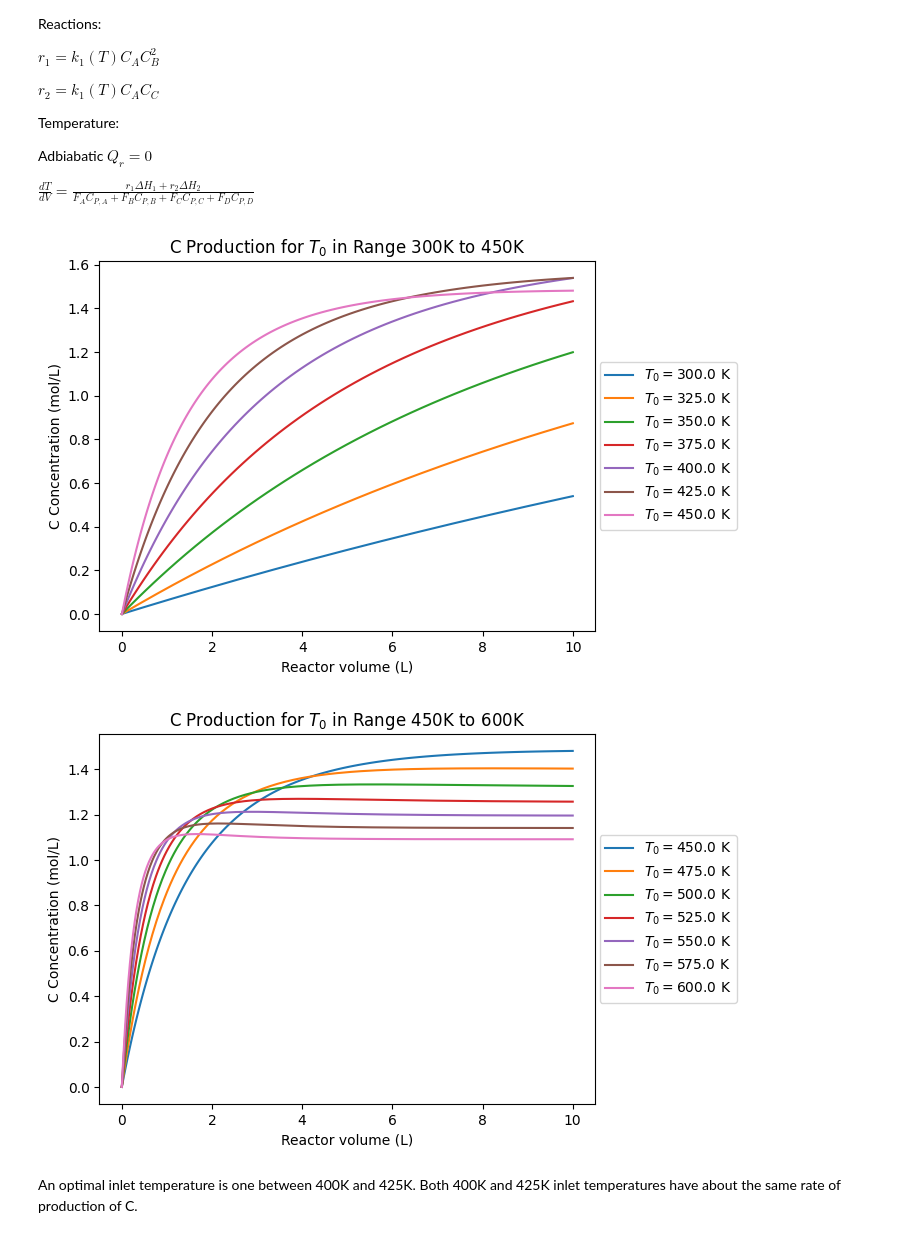
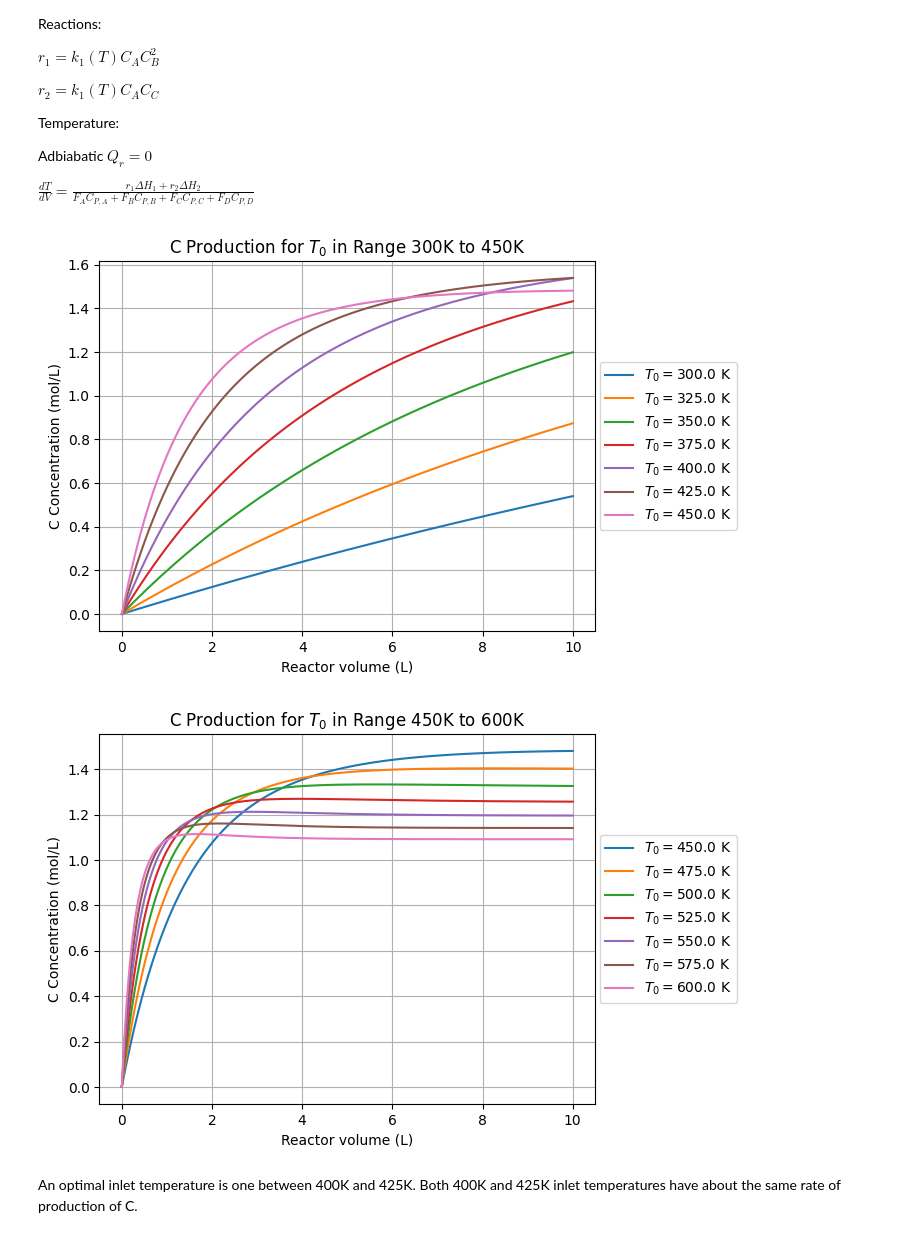
Before and after one commit to nibhscripta/Spring-2023, a Jupyter notebook: CHEN 364/CHEN 364 HW7/CHEN 364 HW7.ipynb, the cells around one changed output. Saved outputs shown, nothing was run; the diff lists cells and outputs as text; code cells hidden in the pictures.

```diff
--- a/CHEN 364/CHEN 364 HW7/CHEN 364 HW7.ipynb
+++ b/CHEN 364/CHEN 364 HW7/CHEN 364 HW7.ipynb
@@ -72,35 +72,37 @@ def p1_ode(t, y):
 T_range = np.linspace(300, 600, 13)
 
 p1_sols = []
 
 for i, val in enumerate(T_range):
     ode_args = (
         p1_ode,
         [0, 10],
         [20, 40, 0, 0, val],
     )
     p1_sols.append(solve_ivp(*ode_args, **ode_kwargs))
 
 for i in range(0, 7):
     plt.plot(p1_sols[i].t, p1_sols[i].y[2]/10, label=rf"$T_0=${T_range[i]} K")
 
 plt.xlabel("Reactor volume (L)")
 plt.ylabel("C Concentration (mol/L)")
 plt.title(r"C Production for $T_0$ in Range 300K to 450K")
 plt.legend(loc="right", bbox_to_anchor=(1.3, 0.5))
+plt.grid(which='both', axis='both')
 plt.show()
 
 for i in range(6, len(p1_sols)):
     plt.plot(p1_sols[i].t, p1_sols[i].y[2]/10, label=rf"$T_0=${T_range[i]} K")
 
 plt.xlabel("Reactor volume (L)")
 plt.ylabel("C Concentration (mol/L)")
 plt.title(r"C Production for $T_0$ in Range 450K to 600K")
 plt.legend(loc="right", bbox_to_anchor=(1.3, 0.5))
+plt.grid(which='both', axis='both')
 plt.show()
 # %% [output]
-[figure, old version]
+[figure, new version]
-[figure, old version]
+[figure, new version]
 # %% [markdown]
 An optimal inlet temperature is one between 400K and 425K. Both 400K and 425K inlet temperatures have about the same rate of production of C.
 # %% [markdown]
```
Also changed, not shown: parts of 13 cells of this notebook, 1 other file.
